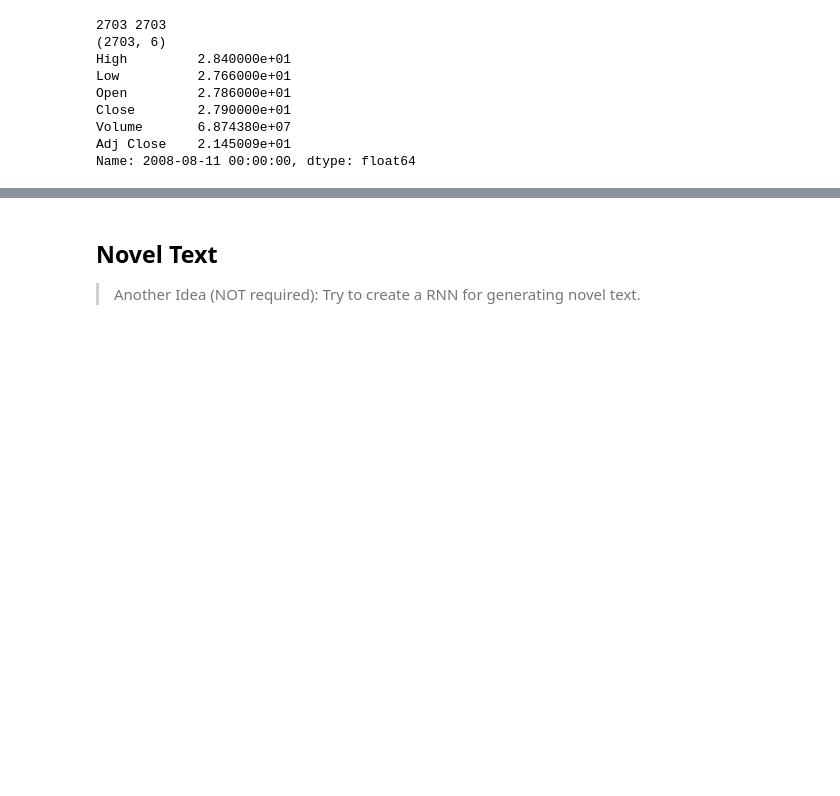
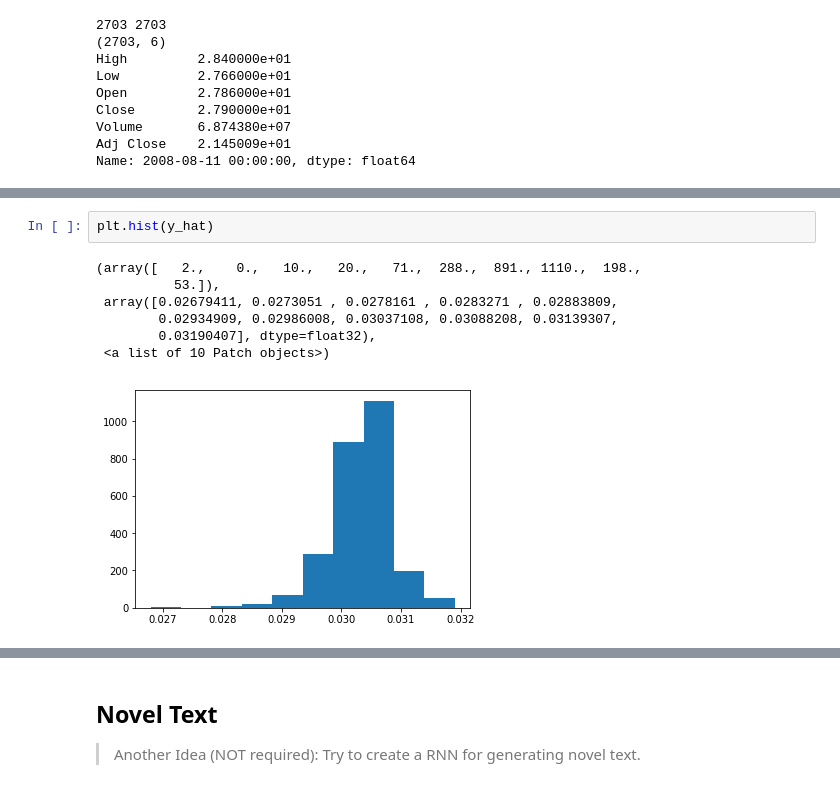
Before and after one commit to jamesothomas/MachineLearningPython, a Jupyter notebook: Lab7/Lab7_Stocks_JT.ipynb, the cells around one changed output, grey strips where cells are left out. Cells and saved outputs as stored; diff of their text form; blank space fills up the shorter version.

```diff
--- a/Lab7/Lab7_Stocks_JT.ipynb
+++ b/Lab7/Lab7_Stocks_JT.ipynb
@@ -281,0 +986,10 @@ Y_dataset shape (2643,)
+# %%
+plt.hist(y_hat)
+# %% [output]
+(array([   2.,    0.,   10.,   20.,   71.,  288.,  891., 1110.,  198.,
+          53.]),
+ array([0.02679411, 0.0273051 , 0.0278161 , 0.0283271 , 0.02883809,
+        0.02934909, 0.02986008, 0.03037108, 0.03088208, 0.03139307,
+        0.03190407], dtype=float32),
+ <a list of 10 Patch objects>)
+[figure, added]
```
Also changed, not shown: parts of 76 cells of this notebook.
